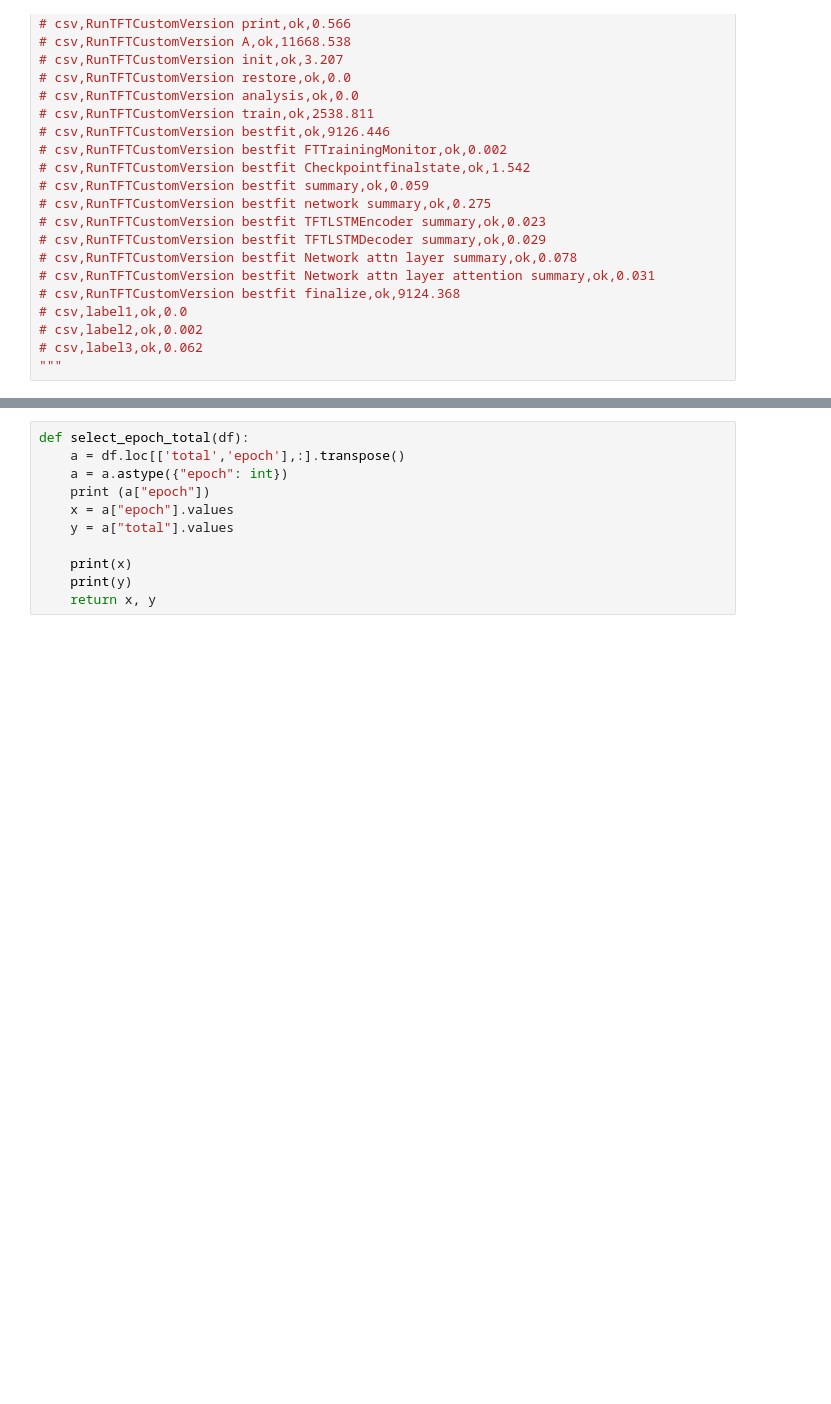
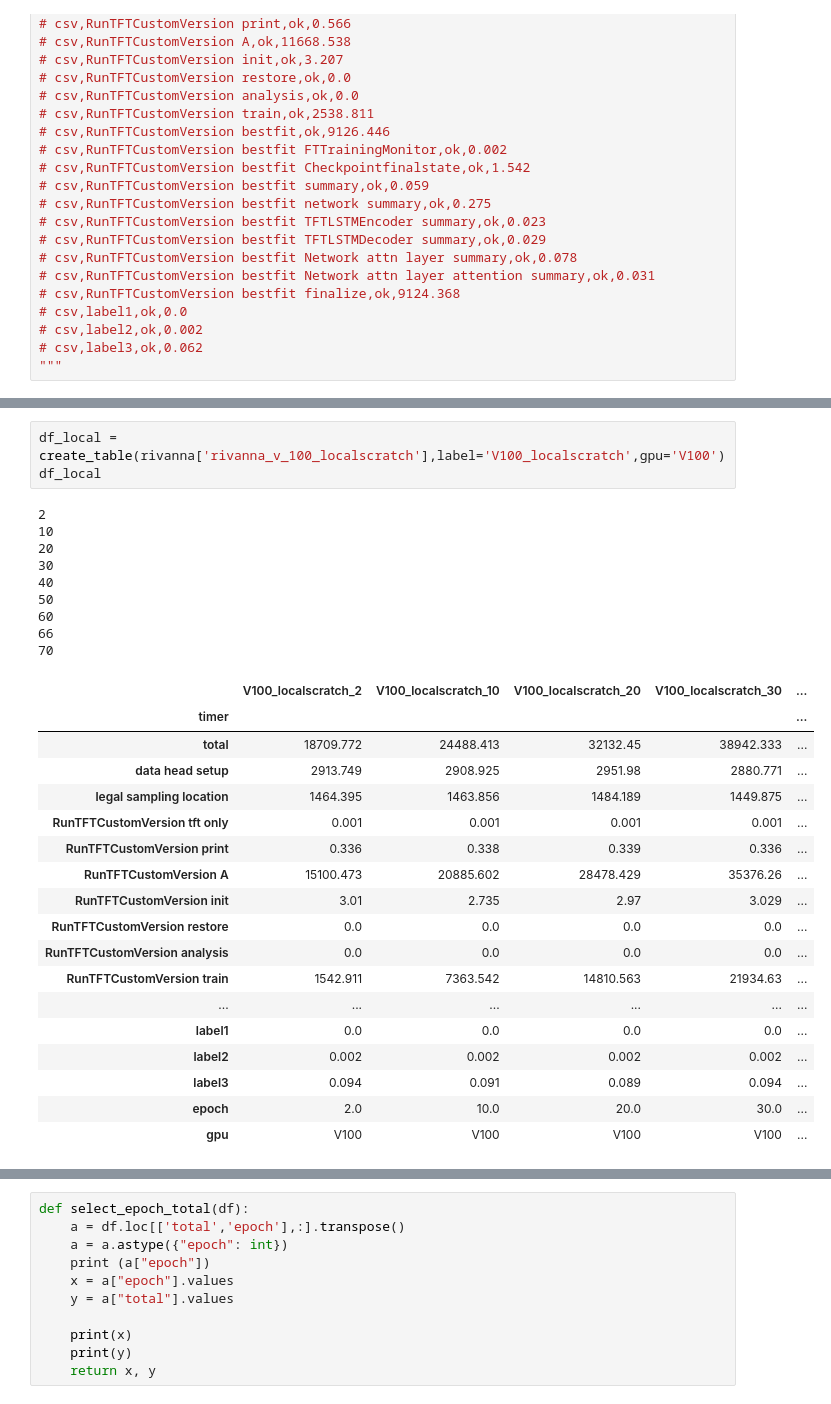
Before and after one commit to laszewsk/mlcommons, a Jupyter notebook: benchmarks/earthquake/mar2022/rtx3090.ipynb, the cells around one changed output, grey strips where cells are left out. Drawn from its saved outputs; the diff is of its cells as text; blank space fills up the shorter version.

```diff
--- a/benchmarks/earthquake/mar2022/rtx3090.ipynb
+++ b/benchmarks/earthquake/mar2022/rtx3090.ipynb
@@ -505,0 +1536,31 @@ df_colab
+# %%
+df_local = create_table(rivanna['rivanna_v_100_localscratch'],label='V100_localscratch',gpu='V100')
+df_local
+# %% [output]
+2
+10
+20
+30
+40
+50
+60
+66
+70
+|  | V100_localscratch_2 | V100_localscratch_10 | V100_localscratch_20 | V100_localscratch_30 | ... |
+| timer |  |  |  |  | ... |
+| total | 18709.772 | 24488.413 | 32132.45 | 38942.333 | ... |
+| data head setup | 2913.749 | 2908.925 | 2951.98 | 2880.771 | ... |
+| legal sampling location | 1464.395 | 1463.856 | 1484.189 | 1449.875 | ... |
+| RunTFTCustomVersion tft only | 0.001 | 0.001 | 0.001 | 0.001 | ... |
+| RunTFTCustomVersion print | 0.336 | 0.338 | 0.339 | 0.336 | ... |
+| RunTFTCustomVersion A | 15100.473 | 20885.602 | 28478.429 | 35376.26 | ... |
+| RunTFTCustomVersion init | 3.01 | 2.735 | 2.97 | 3.029 | ... |
+| RunTFTCustomVersion restore | 0.0 | 0.0 | 0.0 | 0.0 | ... |
+| RunTFTCustomVersion analysis | 0.0 | 0.0 | 0.0 | 0.0 | ... |
+| RunTFTCustomVersion train | 1542.911 | 7363.542 | 14810.563 | 21934.63 | ... |
+| ... | ... | ... | ... | ... | ... |
+| label1 | 0.0 | 0.0 | 0.0 | 0.0 | ... |
+| label2 | 0.002 | 0.002 | 0.002 | 0.002 | ... |
+| label3 | 0.094 | 0.091 | 0.089 | 0.094 | ... |
+| epoch | 2.0 | 10.0 | 20.0 | 30.0 | ... |
+| gpu | V100 | V100 | V100 | V100 | ... |
```
Also changed, not shown: parts of 21 cells of this notebook.
